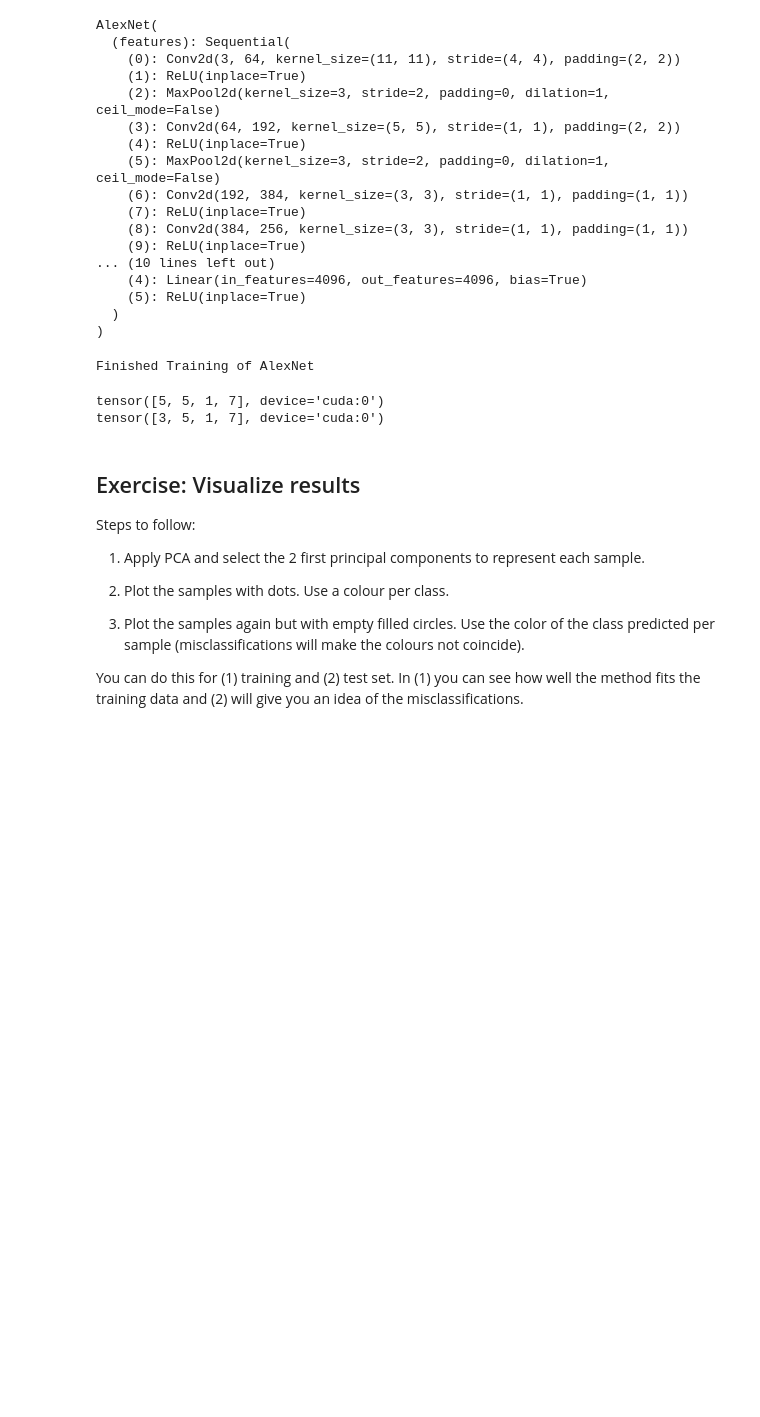
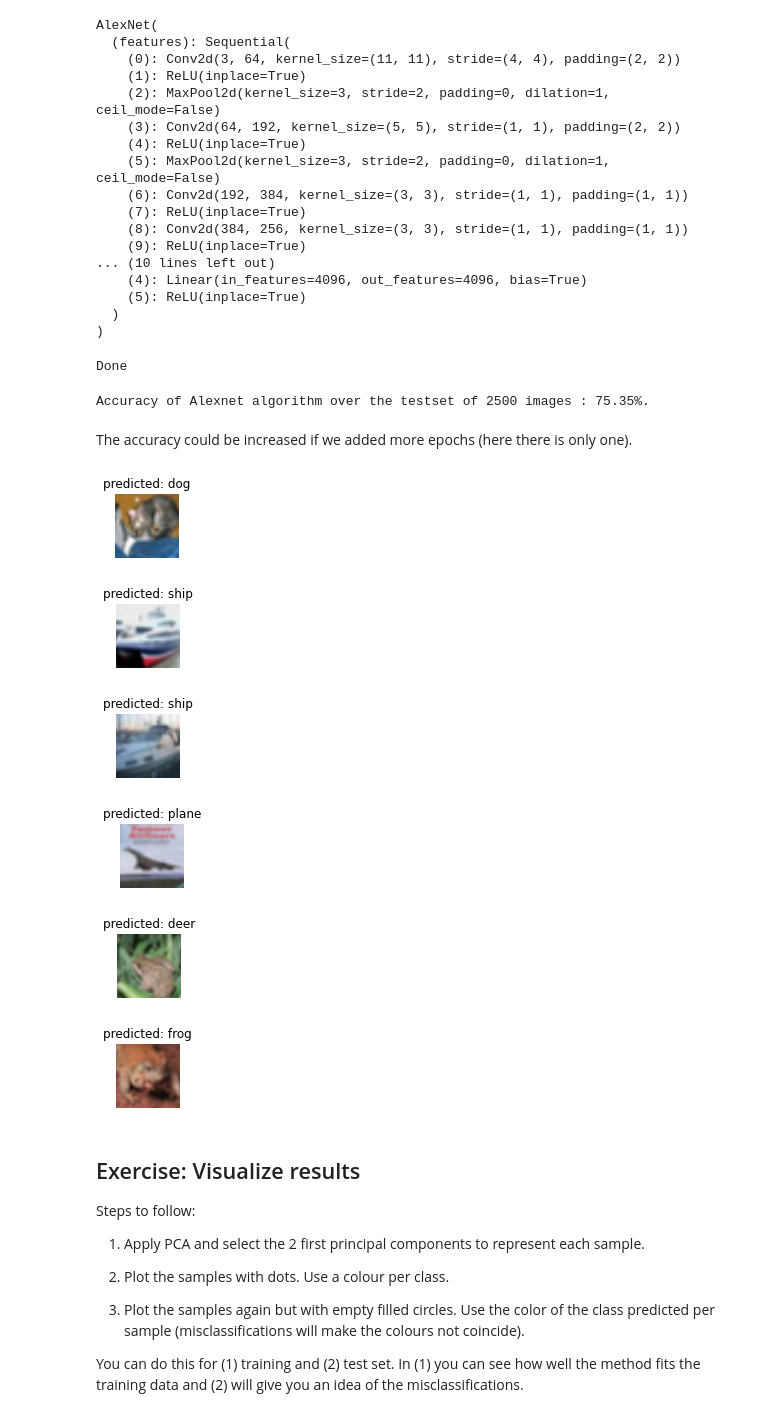
Before and after one commit to Exion35/UT---DataScience, a Jupyter notebook: Assignment 2 - Feature extraction and classification.ipynb, the cells around one changed output. Saved outputs shown, nothing was run; the diff lists cells and outputs as text; code cells hidden in the pictures; blank space fills up the shorter version.

Commit message:
Add image visualization with Alexnet predictions

```diff
--- a/Assignment 2 - Feature extraction and classification.ipynb
+++ b/Assignment 2 - Feature extraction and classification.ipynb
@@ -342,9 +342,9 @@ for i, data in enumerate(trainloader, 0):
     loss = criterion(output, labels)
     loss.backward()
     optimizer.step()
-print('Finished Training of AlexNet')
+print('Done')
 # %% [output]
-Finished Training of AlexNet
+Done
 # %%
 correct = 0
 total = 0
@@ -356,11 +356,43 @@ with torch.no_grad():
         total += labels.size(0)
         correct += (predicted == labels).sum().item()
 
-print(predicted)
-print(labels)
+print("Accuracy of Alexnet algorithm over the testset of {} images : {}%.".format(len(testloader), 100*correct/total))
 # %% [output]
-tensor([5, 5, 1, 7], device='cuda:0')
-tensor([3, 5, 1, 7], device='cuda:0')
+Accuracy of Alexnet algorithm over the testset of 2500 images : 75.35%.
+# %% [markdown]
+The accuracy could be increased if we added more epochs (here there is only one).
+# %%
+def visualize_model(model, num_images=6):
+    was_training = model.training
+    model.eval()
+    images_so_far = 0
+    fig = plt.figure()
+    with torch.no_grad():
+        for (i, data) in enumerate(testloader, 0):
+            inputs, labels = data[0].to(device), data[1].to(device)
+            outputs = model(inputs)
+            _, preds = torch.max(outputs, 1)
+
+            for j in range(inputs.size()[0]):
+                images_so_far += 1
+                ax = plt.subplot(num_images//2, 2, images_so_far)
+                ax.axis('off')
+                ax.set_title('predicted: {}'.format(classes[preds[j]]))
+                imshow(inputs.cpu().data[j])
+
+                if images_so_far == num_images:
+                    model.train(mode=was_training)
+                    return
+        model.train(mode=was_training)
+# %%
+visualize_model(alexnet)
+# %% [output]
+[figure, added]
+[figure, added]
+[figure, added]
+[figure, added]
+[figure, added]
+[figure, added]
 # %% [markdown]
 ## Exercise: Visualize results
 
```
Also changed, not shown: parts of 2 cells of this notebook.
